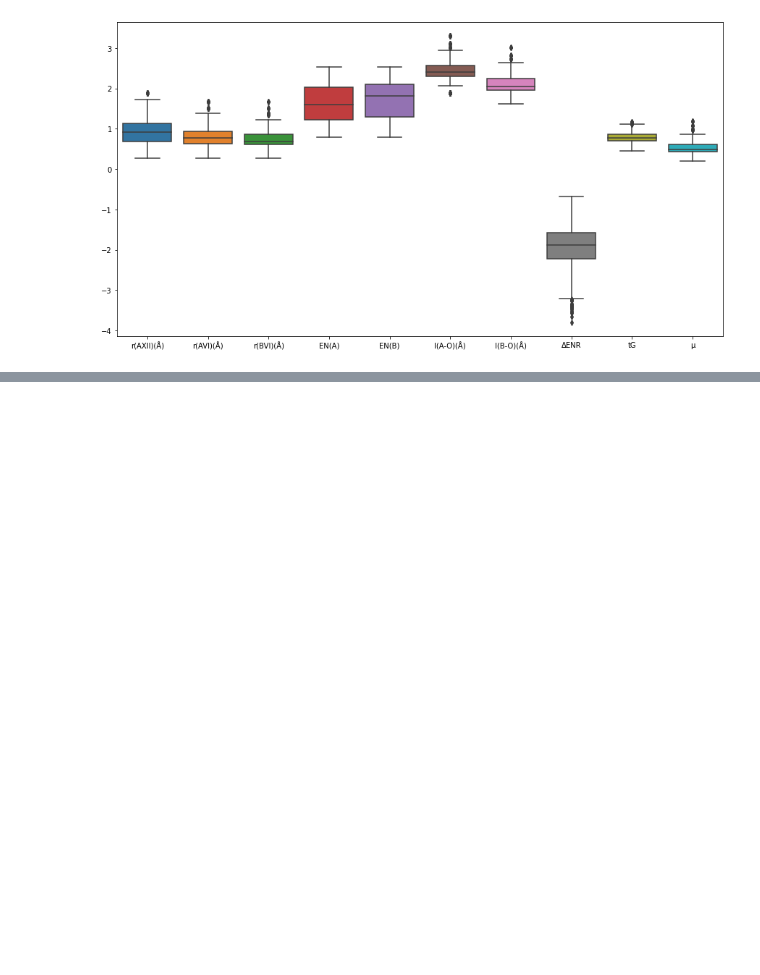
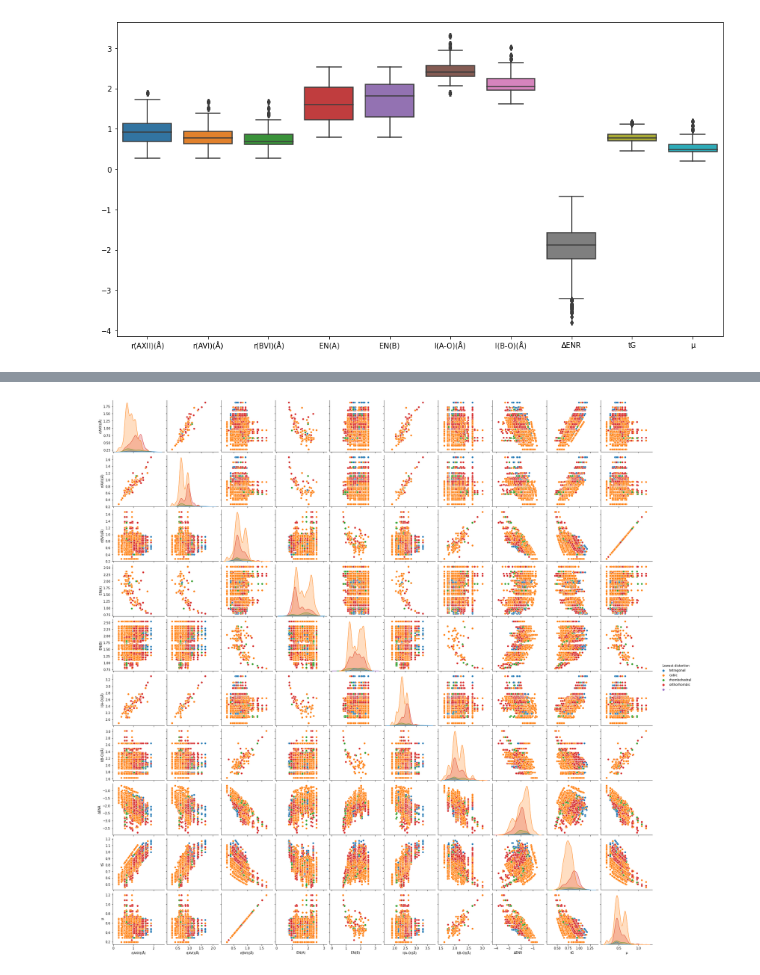
Before and after one commit to AGrantHewitt/Classification-Modeling, a Jupyter notebook: BioChemistry_Classifications.ipynb, the cells around one changed output, grey strips where cells are left out. Drawn from its saved outputs; the diff is of its cells as text; code cells hidden in the pictures; blank space fills up the shorter version.

```diff
--- a/BioChemistry_Classifications.ipynb
+++ b/BioChemistry_Classifications.ipynb
@@ -165,0 +166,6 @@ sns.heatmap(corr, cmap = 'Blues', annot = True);
+# %%
+#Creating multivariate exploratory visuals to further understand your data
+sns.pairplot(df, hue = "Lowest distortion");
+#this shows the correlation plot but in scatter plot formation
+# %% [output]
+[figure, added]
```
Also changed, not shown: parts of 3 cells of this notebook.
